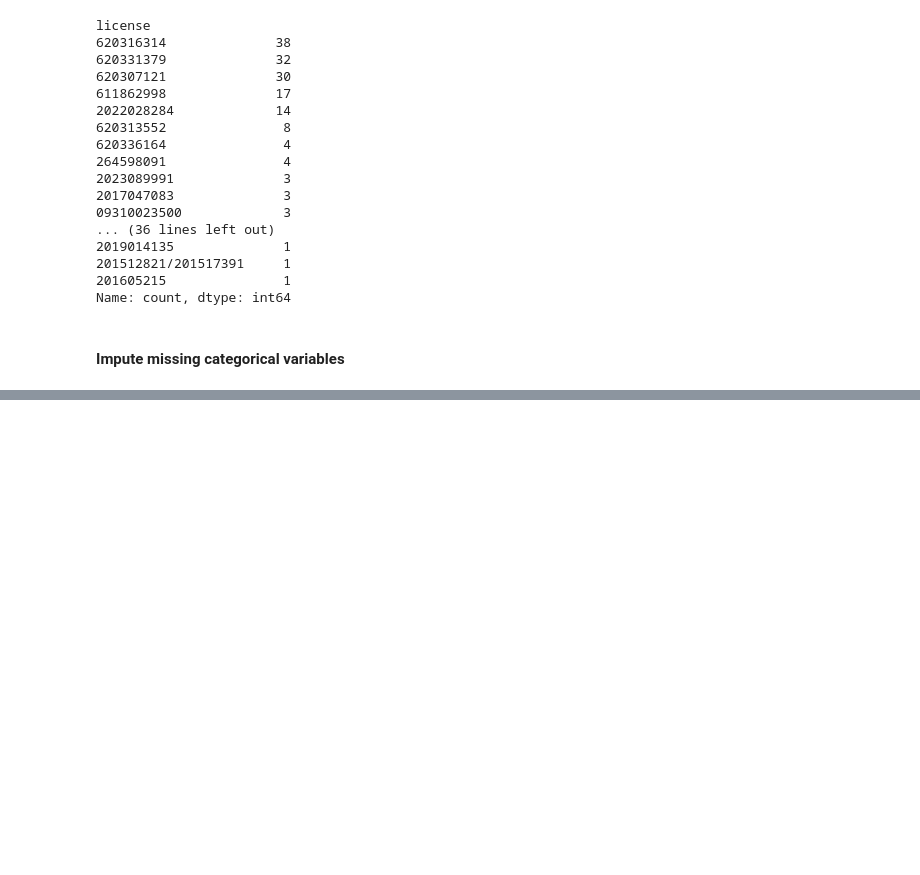
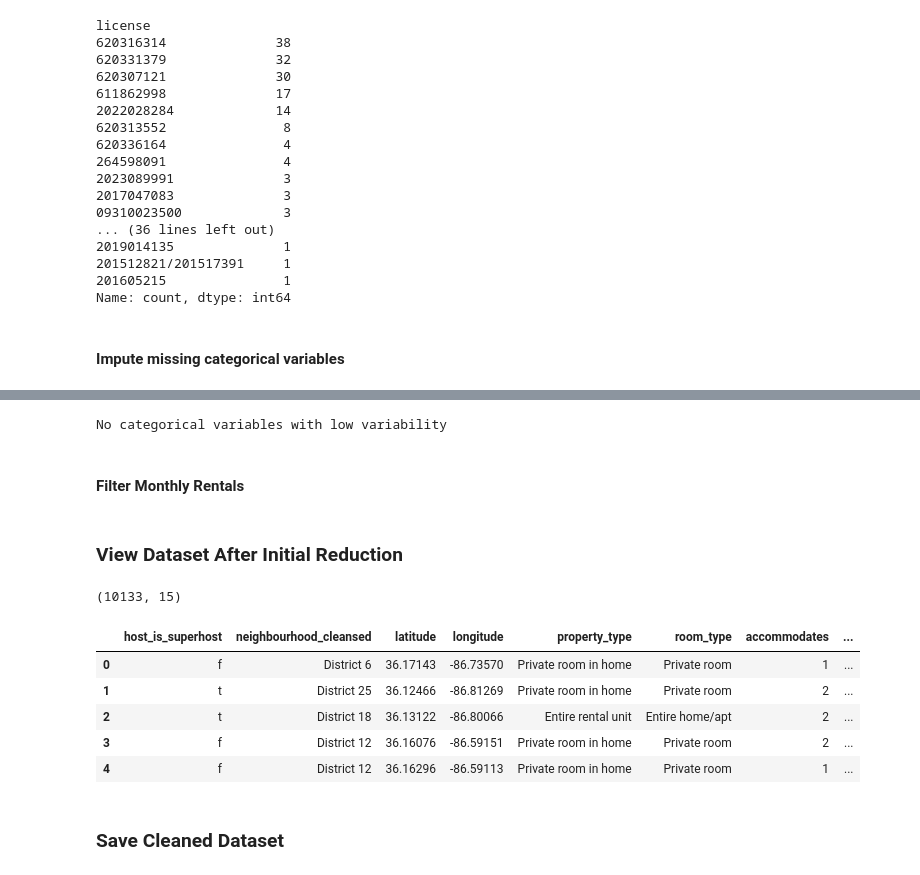
Before and after one commit to seanj2508/nashville_airbnb_ml, a Jupyter notebook: notebooks/cleaning.ipynb, the cells around one changed output, grey strips where cells are left out. Cells and saved outputs as stored; diff of their text form; code cells hidden in the pictures; blank space fills up the shorter version.

```diff
--- a/notebooks/cleaning.ipynb
+++ b/notebooks/cleaning.ipynb
@@ -194,0 +257,38 @@ df[cat_cols].isnull().sum()
+# %%
+# Check for low variability in categorical variables
+# A categorical variable has low variability if one category makes up more than 95% of rows
+flagged = False
+for col in cat_cols:
+    top_freq = df[col].value_counts(normalize=True).iloc[0]
+    if top_freq > 0.95:
+        print(f"{col} ({top_freq:.1%})")
+        flagged = True
+if not flagged:
+    print("No categorical variables with low variability")
+# %% [output]
+No categorical variables with low variability
+# %% [markdown]
+#### Filter Monthly Rentals
+# %%
+# Remove monthly rentals (minimum stay of 28+ nights)
+# Nashville defines a short-term rental as a stay of fewer than 30 nights, so listings requiring a month or more
+# are a different market with different pricing. 28 is used as the cutoff to also catch 4-week minimum stays.
+# Listings with a missing minimum_nights are kept (NaN >= 28 is False) and will be imputed after the train/test split.
+print("Rows before filter:", len(df))
+df = df[~(df["minimum_nights"] >= 28)]
+print("Rows after filter:", len(df))
+# %% [markdown]
+### View Dataset After Initial Reduction
+# %%
+print(df.shape)
+df.head()
+# %% [output]
+(10133, 15)
+|  | host_is_superhost | neighbourhood_cleansed | latitude | longitude | property_type | room_type | accommodates | ... |
+| 0 | f | District 6 | 36.17143 | -86.73570 | Private room in home | Private room | 1 | ... |
+| 1 | t | District 25 | 36.12466 | -86.81269 | Private room in home | Private room | 2 | ... |
+| 2 | t | District 18 | 36.13122 | -86.80066 | Entire rental unit | Entire home/apt | 2 | ... |
+| 3 | f | District 12 | 36.16076 | -86.59151 | Private room in home | Private room | 2 | ... |
+| 4 | f | District 12 | 36.16296 | -86.59113 | Private room in home | Private room | 1 | ... |
+# %% [markdown]
+### Save Cleaned Dataset
```
Also changed, not shown: parts of 7 cells of this notebook.
